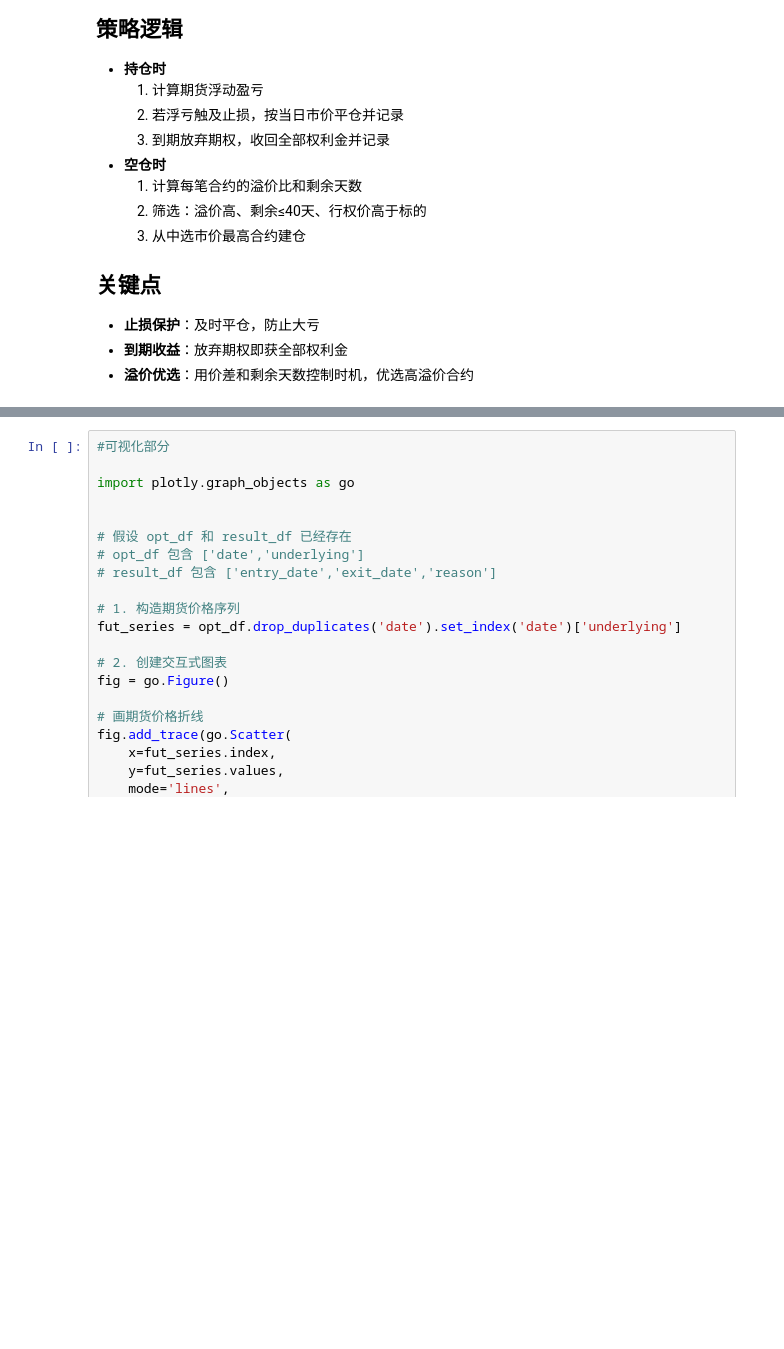
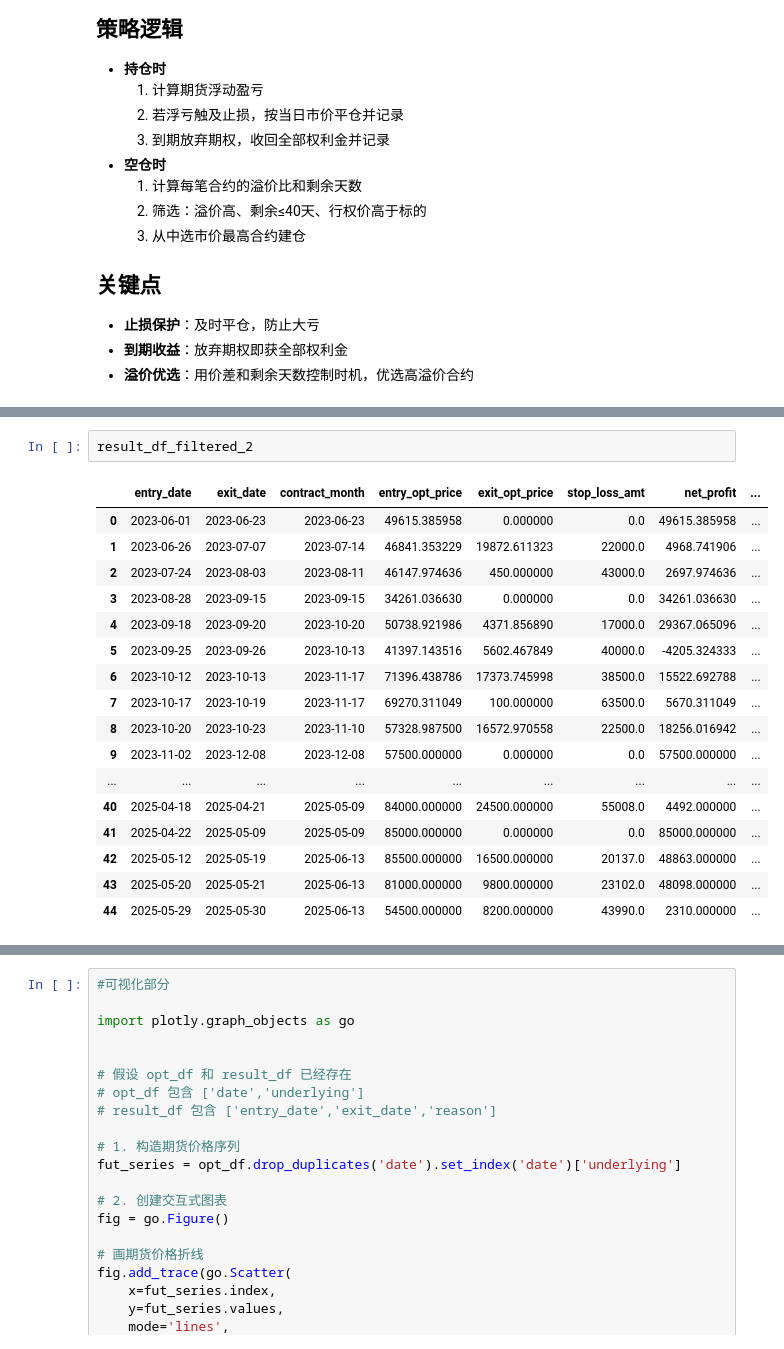
Before and after one commit to tenofovir/stock_analysis_tool, a Jupyter notebook: Quant.ipynb, the cells around one changed output, grey strips where cells are left out. Drawn from its saved outputs; the diff is of its cells as text; blank space fills up the shorter version.

```diff
--- a/Quant.ipynb
+++ b/Quant.ipynb
@@ -1081,0 +1299,20 @@ result_df_filtered_1
+# %%
+result_df_filtered_2
+# %% [output]
+|  | entry_date | exit_date | contract_month | entry_opt_price | exit_opt_price | stop_loss_amt | net_profit | ... |
+| 0 | 2023-06-01 | 2023-06-23 | 2023-06-23 | 49615.385958 | 0.000000 | 0.0 | 49615.385958 | ... |
+| 1 | 2023-06-26 | 2023-07-07 | 2023-07-14 | 46841.353229 | 19872.611323 | 22000.0 | 4968.741906 | ... |
+| 2 | 2023-07-24 | 2023-08-03 | 2023-08-11 | 46147.974636 | 450.000000 | 43000.0 | 2697.974636 | ... |
+| 3 | 2023-08-28 | 2023-09-15 | 2023-09-15 | 34261.036630 | 0.000000 | 0.0 | 34261.036630 | ... |
+| 4 | 2023-09-18 | 2023-09-20 | 2023-10-20 | 50738.921986 | 4371.856890 | 17000.0 | 29367.065096 | ... |
+| 5 | 2023-09-25 | 2023-09-26 | 2023-10-13 | 41397.143516 | 5602.467849 | 40000.0 | -4205.324333 | ... |
+| 6 | 2023-10-12 | 2023-10-13 | 2023-11-17 | 71396.438786 | 17373.745998 | 38500.0 | 15522.692788 | ... |
+| 7 | 2023-10-17 | 2023-10-19 | 2023-11-17 | 69270.311049 | 100.000000 | 63500.0 | 5670.311049 | ... |
+| 8 | 2023-10-20 | 2023-10-23 | 2023-11-10 | 57328.987500 | 16572.970558 | 22500.0 | 18256.016942 | ... |
+| 9 | 2023-11-02 | 2023-12-08 | 2023-12-08 | 57500.000000 | 0.000000 | 0.0 | 57500.000000 | ... |
+| ... | ... | ... | ... | ... | ... | ... | ... | ... |
+| 40 | 2025-04-18 | 2025-04-21 | 2025-05-09 | 84000.000000 | 24500.000000 | 55008.0 | 4492.000000 | ... |
+| 41 | 2025-04-22 | 2025-05-09 | 2025-05-09 | 85000.000000 | 0.000000 | 0.0 | 85000.000000 | ... |
+| 42 | 2025-05-12 | 2025-05-19 | 2025-06-13 | 85500.000000 | 16500.000000 | 20137.0 | 48863.000000 | ... |
+| 43 | 2025-05-20 | 2025-05-21 | 2025-06-13 | 81000.000000 | 9800.000000 | 23102.0 | 48098.000000 | ... |
+| 44 | 2025-05-29 | 2025-05-30 | 2025-06-13 | 54500.000000 | 8200.000000 | 43990.0 | 2310.000000 | ... |
```
Also changed, not shown: parts of 23 cells of this notebook.
